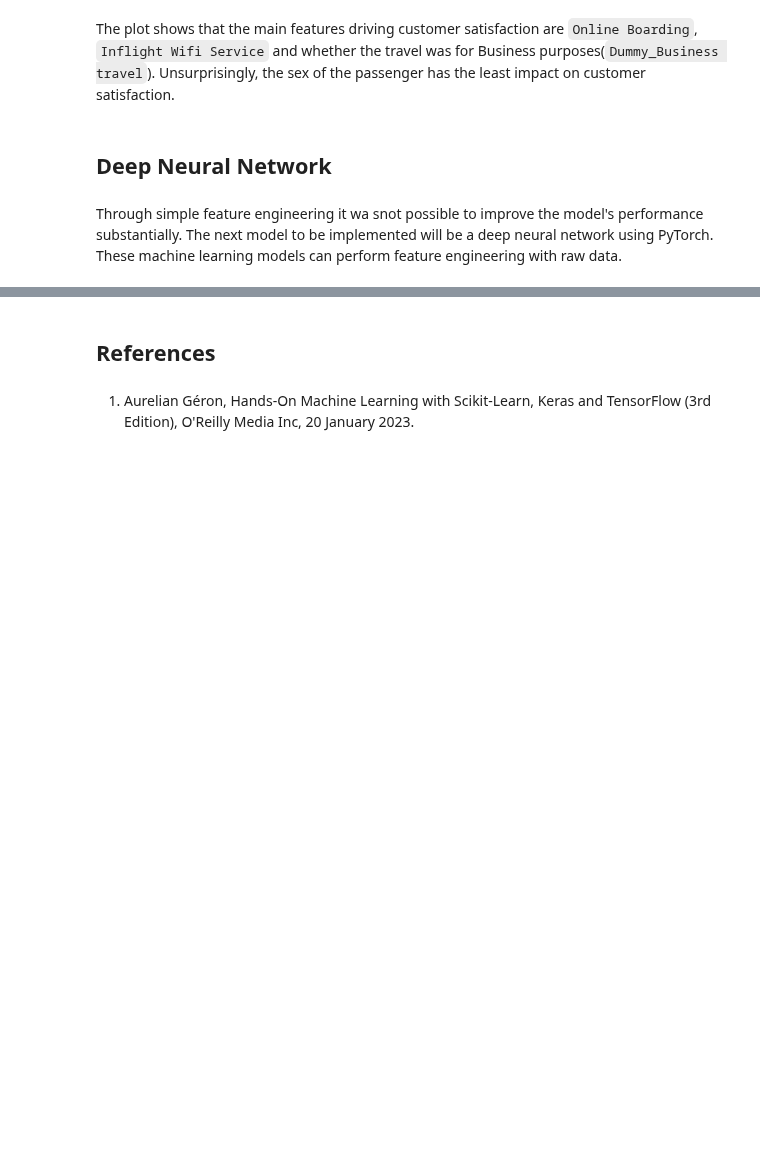
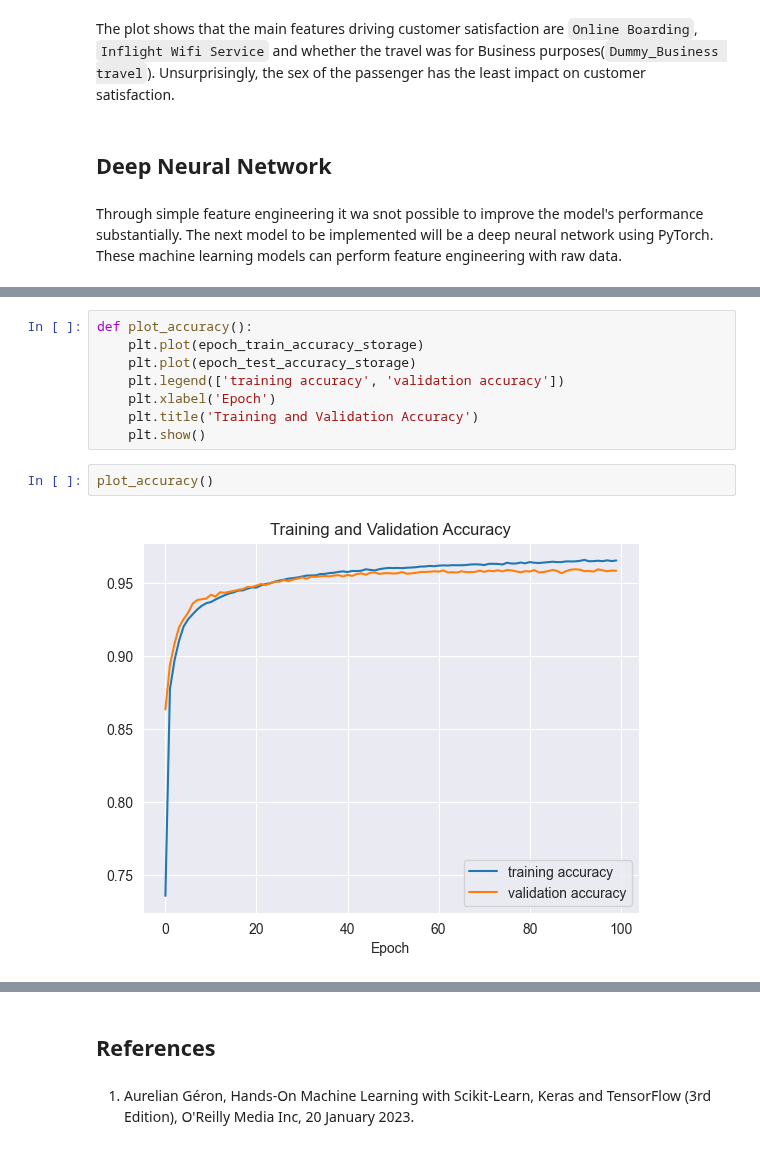
Before and after one commit to alexandra-pritoula/airline_passenger_satisfaction, a Jupyter notebook: Notebooks/model_training_and_evaluation.ipynb, the cells around one changed output, grey strips where cells are left out. Cells and saved outputs as stored; diff of their text form; blank space fills up the shorter version.

```diff
--- a/Notebooks/model_training_and_evaluation.ipynb
+++ b/Notebooks/model_training_and_evaluation.ipynb
@@ -734,0 +944,12 @@ non_applicable_imputed
+# %%
+def plot_accuracy():
+    plt.plot(epoch_train_accuracy_storage)
+    plt.plot(epoch_test_accuracy_storage)
+    plt.legend(['training accuracy', 'validation accuracy'])
+    plt.xlabel('Epoch')
+    plt.title('Training and Validation Accuracy')
+    plt.show()
+# %%
+plot_accuracy()
+# %% [output]
+[figure, added]
```
Also changed, not shown: parts of 30 cells of this notebook.
